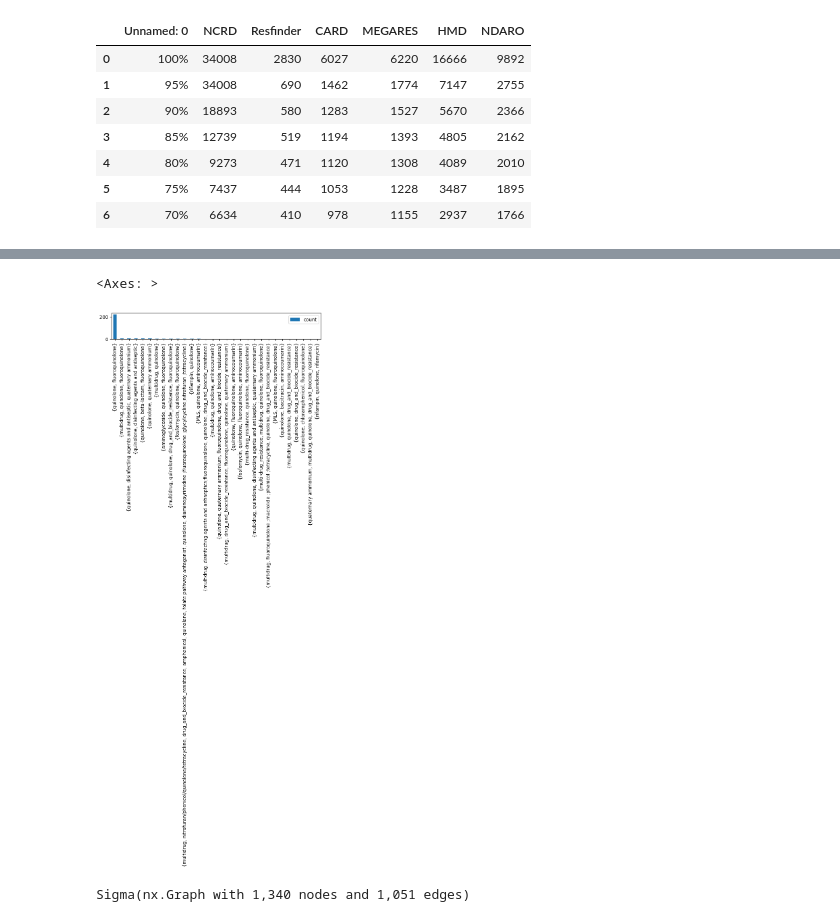
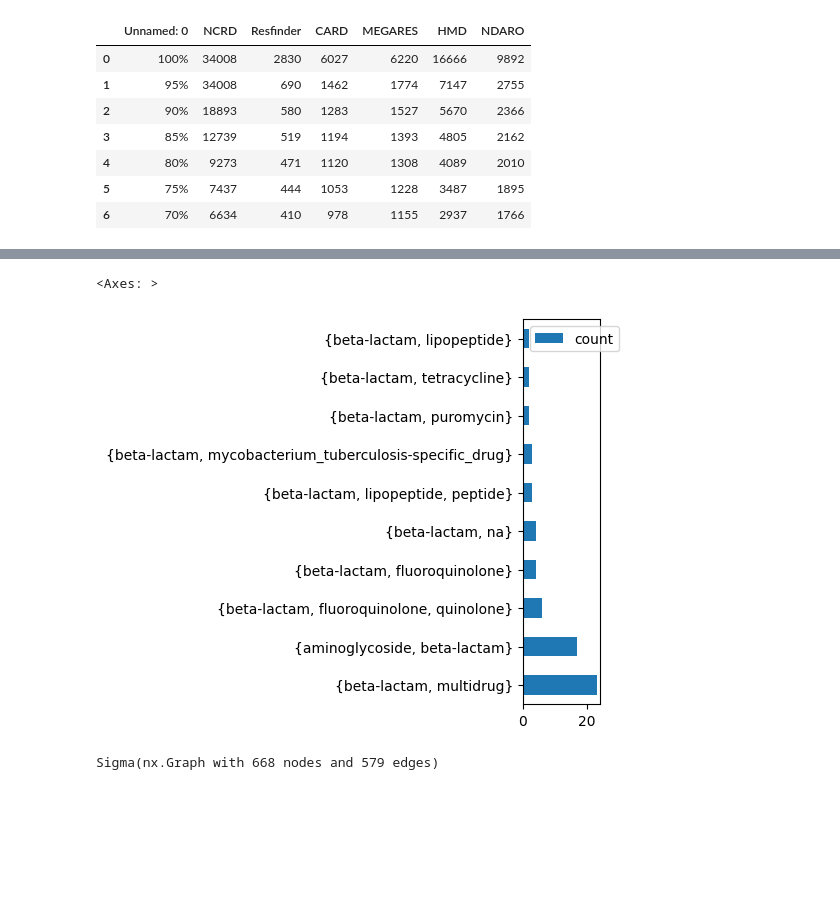
Before and after one commit to tiagocabralborelli/db-redundance, a Jupyter notebook: notebooks/3.Analysis.ipynb, the cells around one changed output, grey strips where cells are left out. Drawn from its saved outputs; the diff is of its cells as text; code cells hidden in the pictures; blank space fills up the shorter version.

```diff
--- a/notebooks/3.Analysis.ipynb
+++ b/notebooks/3.Analysis.ipynb
@@ -62,7 +62,7 @@ ClustersCdHit
 | 6 | 70% | 6634 | 410 | 978 | 1155 | 2937 | 1766 |
 # %%
 PairWiseAlignment = pd.read_csv(
-    "../data/filtered/AllDatabases.Paiwise.cov95.maxseq1.tsv",
+    "../data/filtered/AllDatabases.Paiwise.cov80.maxseq1.tsv",
     sep = "\t",
     skipinitialspace=True,
     header=None,
@@ -129,5 +129,5 @@ PairWiseAlignment
 # %%
-with open("../data/processed/MetaDict.cov95.maxseq1.json", "r") as json_file  :
+with open("../data/processed/MetaDict.cov80.maxseq1.json", "r") as json_file  :
     MetaDict = json.load(json_file)
 # %%
 SequenceSimilarityGraph = nx.from_pandas_edgelist(
@@ -166,11 +166,11 @@ pd.Series(ClassCount).value_counts().head(30).to_frame().plot(kind = "bar", figs
 # %%
-TargetClass = "quinolone"
-pd.Series([c for c in DivergenteAnnotatedClasses if TargetClass in c]).value_counts().head(30).to_frame().plot(kind = "bar", figsize=(8,1))
+TargetClass = "beta-lactam"
+pd.Series([c for c in DivergenteAnnotatedClasses if TargetClass in c]).value_counts().head(10).to_frame().plot(kind = "barh", figsize=(1,5))
 # %% [output]
 <Axes: >
-[figure, old version]
+[figure, new version]
 # %%
-TargetClass = "quinolone"
+TargetClass = "beta-lactam"
 ProblematicCompWithTargetClass = set()
 for key, value in ComponentIndex.items():
     if value["status"] == "problematic":
@@ -196,7 +196,7 @@ Sigma(
     start_layout=30,
     )
 # %% [output]
-Sigma(nx.Graph with 1,340 nodes and 1,051 edges)
+Sigma(nx.Graph with 668 nodes and 579 edges)
 # %%
 ProblematicCompoLenDist = [value["len"] for key, value in ComponentIndex.items() if value["status"] == "problematic"]
 # %%
```
Also changed, not shown: parts of 16 cells of this notebook.
